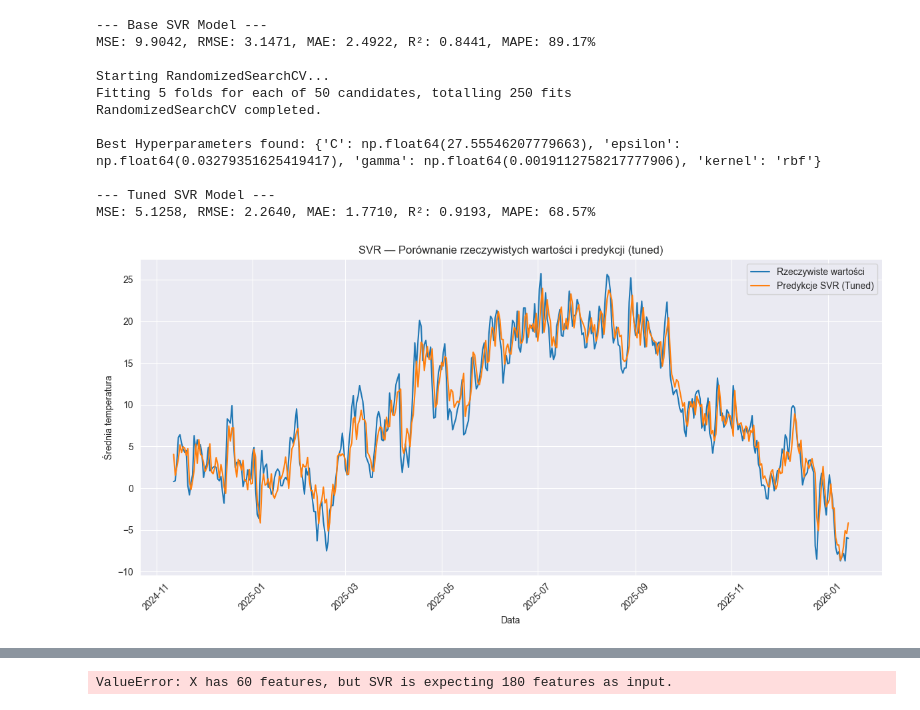
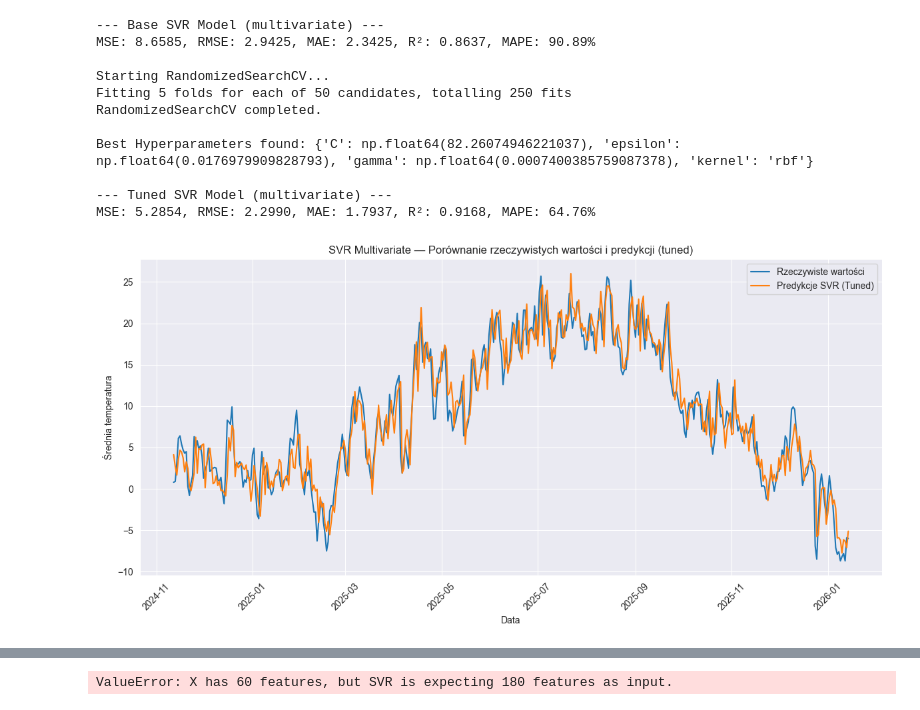
Before and after one commit to GdulskiJ/suml, a Jupyter notebook: models_notebooks/SVRmodel1.ipynb, the cells around one changed output, grey strips where cells are left out. Cells and saved outputs as stored; diff of their text form; code cells hidden in the pictures.

```diff
--- a/models_notebooks/SVRmodel1.ipynb
+++ b/models_notebooks/SVRmodel1.ipynb
@@ -10,37 +10,34 @@ from scipy.stats import loguniform, uniform
 import matplotlib.pyplot as plt
 
 # =========================
-# Ścieżka do pliku
+# Parametry
 # =========================
-os.chdir(r"C:\Users\gduls\PycharmProjects\suml")
-df = pd.read_csv("european_capitals_history_clean2.csv", parse_dates=["time"])
+WINDOW = 60
+HORIZON = 1  # predykcja 1 dzień
+FEATURES = ['temp','tmin','tmax','wspd','pres','temp_rolling3','temp_diff1']
 
 # =========================
-# Filtrujemy dane dla Warszawy i dodajemy cechy czasowe
+# Wczytanie danych
 # =========================
-df_city = df[df['city'] == 'Warszawa'].copy()
-df_city['month'] = df_city['time'].dt.month
-df_city['weekday'] = df_city['time'].dt.weekday
-df_city = df_city[['time', 'temp', 'month', 'weekday']]
+df = pd.read_csv("european_capitals_history_clean2.csv", parse_dates=["time"])
+df_city = df[df['city'] == 'Warszawa'][['time'] + FEATURES].copy()
 df_city.sort_values("time", inplace=True)
+df_city.reset_index(drop=True, inplace=True)
 
 # =========================
-# Tworzenie sekwencji czasowych
+# Tworzenie sekwencji wielowymiarowych
 # =========================
-def create_sequences(df, window=60):
-    sequences = []
-    labels = []
+def create_multivariate_sequences(df, features, window=WINDOW):
+    X, y = [], []
+    data = df[features].values
+    temps = df['temp'].values
     for i in range(len(df) - window):
-        seq_tavg = df['temp'].iloc[i:i+window].values
-        seq_month = df['month'].iloc[i:i+window].values
-        seq_weekday = df['weekday'].iloc[i:i+window].values
-        seq = np.column_stack((seq_tavg, seq_month, seq_weekday))
-        sequences.append(seq.flatten())
-        labels.append(df['temp'].iloc[i + window])
-    return np.array(sequences), np.array(labels)
+        seq = data[i:i+window].flatten()  # spłaszczamy wszystkie cechy w jeden wektor
+        X.append(seq)
+        y.append(temps[i + window])
+    return np.array(X), np.array(y)
 
-window = 60
-sequences, labels = create_sequences(df_city, window=window)
+X, y = create_multivariate_sequences(df_city, FEATURES, WINDOW)
 
 # =========================
 # Skalowanie danych
@@ -48,11 +45,11 @@ sequences, labels = create_sequences(df_city, window=window)
 scaler_X = MinMaxScaler()
 scaler_y = MinMaxScaler()
 
-X_scaled = scaler_X.fit_transform(sequences)
-y_scaled = scaler_y.fit_transform(labels.reshape(-1,1))
+X_scaled = scaler_X.fit_transform(X)
+y_scaled = scaler_y.fit_transform(y.reshape(-1,1))
 
 # =========================
-# Podział na zbiór treningowy i testowy
+# Podział na trening i test
 # =========================
 train_size = int(len(X_scaled) * 0.8)
 X_train_scaled = X_scaled[:train_size]
@@ -61,7 +58,7 @@ y_train_scaled = y_scaled[:train_size]
 y_test_scaled  = y_scaled[train_size:]
 
 # =========================
-# Podstawowy SVR
+# Base SVR
 # =========================
 base_svr = SVR(kernel='rbf', C=10000, gamma='scale')
 base_svr.fit(X_train_scaled, y_train_scaled.ravel())
@@ -75,7 +72,7 @@ mae = mean_absolute_error(y_test_original, y_pred_original)
 r2 = r2_score(y_test_original, y_pred_original)
 mape = np.mean(np.abs((y_test_original - y_pred_original) / (y_test_original + np.finfo(float).eps))) * 100
 
-print("\n--- Base SVR Model ---")
+print("\n--- Base SVR Model (multivariate) ---")
 print(f"MSE: {mse:.4f}, RMSE: {rmse:.4f}, MAE: {mae:.4f}, R²: {r2:.4f}, MAPE: {mape:.2f}%")
 
 # =========================
@@ -107,7 +104,7 @@ best_params = random_search.best_params_
 print("\nBest Hyperparameters found:", best_params)
 
 # =========================
-# Trening SVR z najlepszymi hiperparametrami
+# SVR z najlepszymi hiperparametrami
 # =========================
 best_svr = SVR(**best_params)
 best_svr.fit(X_train_scaled, y_train_scaled.ravel())
@@ -115,41 +112,41 @@ y_pred_scaled_tuned = best_svr.predict(X_test_scaled)
 y_pred_original_tuned = scaler_y.inverse_transform(y_pred_scaled_tuned.reshape(-1,1)).ravel()
 
 mse_tuned = mean_squared_error(y_test_original, y_pred_original_tuned)
 rmse_tuned = np.sqrt(mse_tuned)
 mae_tuned = mean_absolute_error(y_test_original, y_pred_original_tuned)
 r2_tuned = r2_score(y_test_original, y_pred_original_tuned)
 mape_tuned = np.mean(np.abs((y_test_original - y_pred_original_tuned) / (y_test_original + np.finfo(float).eps))) * 100
 
-print("\n--- Tuned SVR Model ---")
+print("\n--- Tuned SVR Model (multivariate) ---")
 print(f"MSE: {mse_tuned:.4f}, RMSE: {rmse_tuned:.4f}, MAE: {mae_tuned:.4f}, R²: {r2_tuned:.4f}, MAPE: {mape_tuned:.2f}%")
 
 # =========================
 # Wykres rzeczywiste vs predykcje
 # =========================
 plt.figure(figsize=(12,6))
 plt.plot(df_city['time'].iloc[-len(y_test_original):], y_test_original, label='Rzeczywiste wartości')
 plt.plot(df_city['time'].iloc[-len(y_pred_original_tuned):], y_pred_original_tuned, label='Predykcje SVR (Tuned)')
 plt.xlabel("Data")
 plt.ylabel("Średnia temperatura")
-plt.title("SVR — Porównanie rzeczywistych wartości i predykcji (tuned)")
+plt.title("SVR Multivariate — Porównanie rzeczywistych wartości i predykcji (tuned)")
 plt.legend()
 plt.grid(True)
 plt.xticks(rotation=45)
 plt.tight_layout()
 plt.show()
 # %% [output]
---- Base SVR Model ---
-MSE: 9.9042, RMSE: 3.1471, MAE: 2.4922, R²: 0.8441, MAPE: 89.17%
+--- Base SVR Model (multivariate) ---
+MSE: 8.6585, RMSE: 2.9425, MAE: 2.3425, R²: 0.8637, MAPE: 90.89%
 
 Starting RandomizedSearchCV...
 Fitting 5 folds for each of 50 candidates, totalling 250 fits
 RandomizedSearchCV completed.
 
-Best Hyperparameters found: {'C': np.float64(27.55546207779663), 'epsilon': np.float64(0.03279351625419417), 'gamma': np.float64(0.0019112758217777906), 'kernel': 'rbf'}
+Best Hyperparameters found: {'C': np.float64(82.26074946221037), 'epsilon': np.float64(0.0176979909828793), 'gamma': np.float64(0.0007400385759087378), 'kernel': 'rbf'}
 
---- Tuned SVR Model ---
-MSE: 5.1258, RMSE: 2.2640, MAE: 1.7710, R²: 0.9193, MAPE: 68.57%
+--- Tuned SVR Model (multivariate) ---
+MSE: 5.2854, RMSE: 2.2990, MAE: 1.7937, R²: 0.9168, MAPE: 64.76%
-[figure, old version]
+[figure, new version]
 # %%
 import os
 import pandas as pd
```
Also changed, not shown: parts of 4 cells of this notebook, 6 other files.
